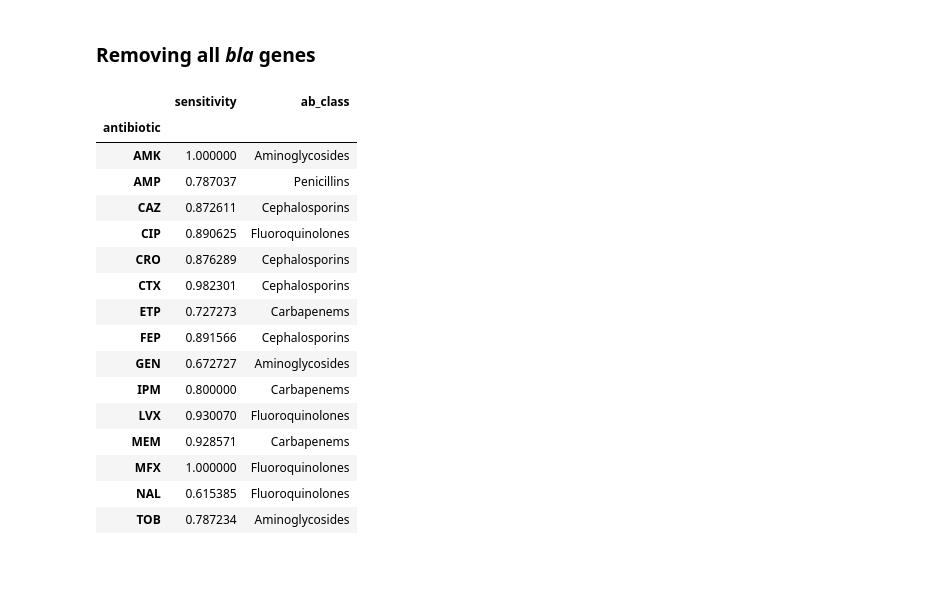
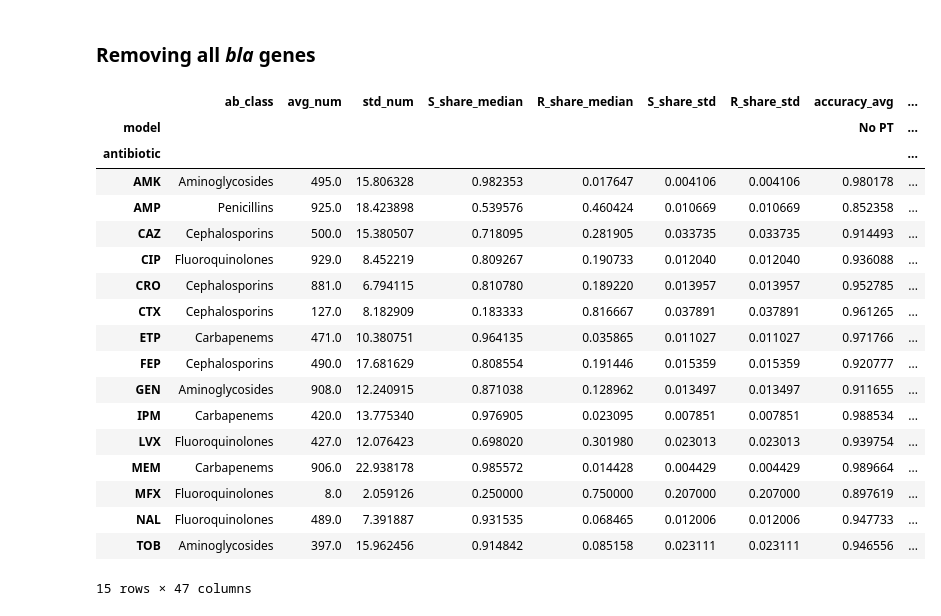
Before and after one commit to jespeols/ARFusion, a Jupyter notebook: data_vis.ipynb, the cells around one changed output. Drawn from its saved outputs; the diff is of its cells as text; code cells hidden in the pictures; blank space fills up the shorter version.

```diff
--- a/data_vis.ipynb
+++ b/data_vis.ipynb
@@ -633,20 +623,26 @@ ab_stats_list = [ab_stats.set_index('antibiotic') for ab_stats in ab_stats_list]
-# %%
-ab_stats_list[0][['sensitivity', 'ab_class']]
-# %% [output]
-|  | sensitivity | ab_class |
-| antibiotic |  |  |
-| AMK | 1.000000 | Aminoglycosides |
-| AMP | 0.787037 | Penicillins |
-| CAZ | 0.872611 | Cephalosporins |
-| CIP | 0.890625 | Fluoroquinolones |
-| CRO | 0.876289 | Cephalosporins |
-| CTX | 0.982301 | Cephalosporins |
-| ETP | 0.727273 | Carbapenems |
-| FEP | 0.891566 | Cephalosporins |
-| GEN | 0.672727 | Aminoglycosides |
-| IPM | 0.800000 | Carbapenems |
-| LVX | 0.930070 | Fluoroquinolones |
-| MEM | 0.928571 | Carbapenems |
-| MFX | 1.000000 | Fluoroquinolones |
-| NAL | 0.615385 | Fluoroquinolones |
-| TOB | 0.787234 | Aminoglycosides |
+# %%
+model_names = ['No PT', 'Easy RPT', 'Medium RPT', 'Hard RPT']
+exp_folder = '2024_03_16'
+save_results = False
+df_CV_ab = load_and_create_ab_df('0.75_0.75', model_names=model_names, exp_folder=exp_folder)
+df_CV_ab
+# %% [output]
+|  | ab_class | avg_num | std_num | S_share_median | R_share_median | S_share_std | R_share_std | accuracy_avg | ... |
+| model |  |  |  |  |  |  |  | No PT | ... |
+| antibiotic |  |  |  |  |  |  |  |  | ... |
+| AMK | Aminoglycosides | 495.0 | 15.806328 | 0.982353 | 0.017647 | 0.004106 | 0.004106 | 0.980178 | ... |
+| AMP | Penicillins | 925.0 | 18.423898 | 0.539576 | 0.460424 | 0.010669 | 0.010669 | 0.852358 | ... |
+| CAZ | Cephalosporins | 500.0 | 15.380507 | 0.718095 | 0.281905 | 0.033735 | 0.033735 | 0.914493 | ... |
+| CIP | Fluoroquinolones | 929.0 | 8.452219 | 0.809267 | 0.190733 | 0.012040 | 0.012040 | 0.936088 | ... |
+| CRO | Cephalosporins | 881.0 | 6.794115 | 0.810780 | 0.189220 | 0.013957 | 0.013957 | 0.952785 | ... |
+| CTX | Cephalosporins | 127.0 | 8.182909 | 0.183333 | 0.816667 | 0.037891 | 0.037891 | 0.961265 | ... |
+| ETP | Carbapenems | 471.0 | 10.380751 | 0.964135 | 0.035865 | 0.011027 | 0.011027 | 0.971766 | ... |
+| FEP | Cephalosporins | 490.0 | 17.681629 | 0.808554 | 0.191446 | 0.015359 | 0.015359 | 0.920777 | ... |
+| GEN | Aminoglycosides | 908.0 | 12.240915 | 0.871038 | 0.128962 | 0.013497 | 0.013497 | 0.911655 | ... |
+| IPM | Carbapenems | 420.0 | 13.775340 | 0.976905 | 0.023095 | 0.007851 | 0.007851 | 0.988534 | ... |
+| LVX | Fluoroquinolones | 427.0 | 12.076423 | 0.698020 | 0.301980 | 0.023013 | 0.023013 | 0.939754 | ... |
+| MEM | Carbapenems | 906.0 | 22.938178 | 0.985572 | 0.014428 | 0.004429 | 0.004429 | 0.989664 | ... |
+| MFX | Fluoroquinolones | 8.0 | 2.059126 | 0.250000 | 0.750000 | 0.207000 | 0.207000 | 0.897619 | ... |
+| NAL | Fluoroquinolones | 489.0 | 7.391887 | 0.931535 | 0.068465 | 0.012006 | 0.012006 | 0.947733 | ... |
+| TOB | Aminoglycosides | 397.0 | 15.962456 | 0.914842 | 0.085158 | 0.023111 | 0.023111 | 0.946556 | ... |
+15 rows × 47 columns
```
Also changed, not shown: parts of 4 cells of this notebook, 7 other files.
